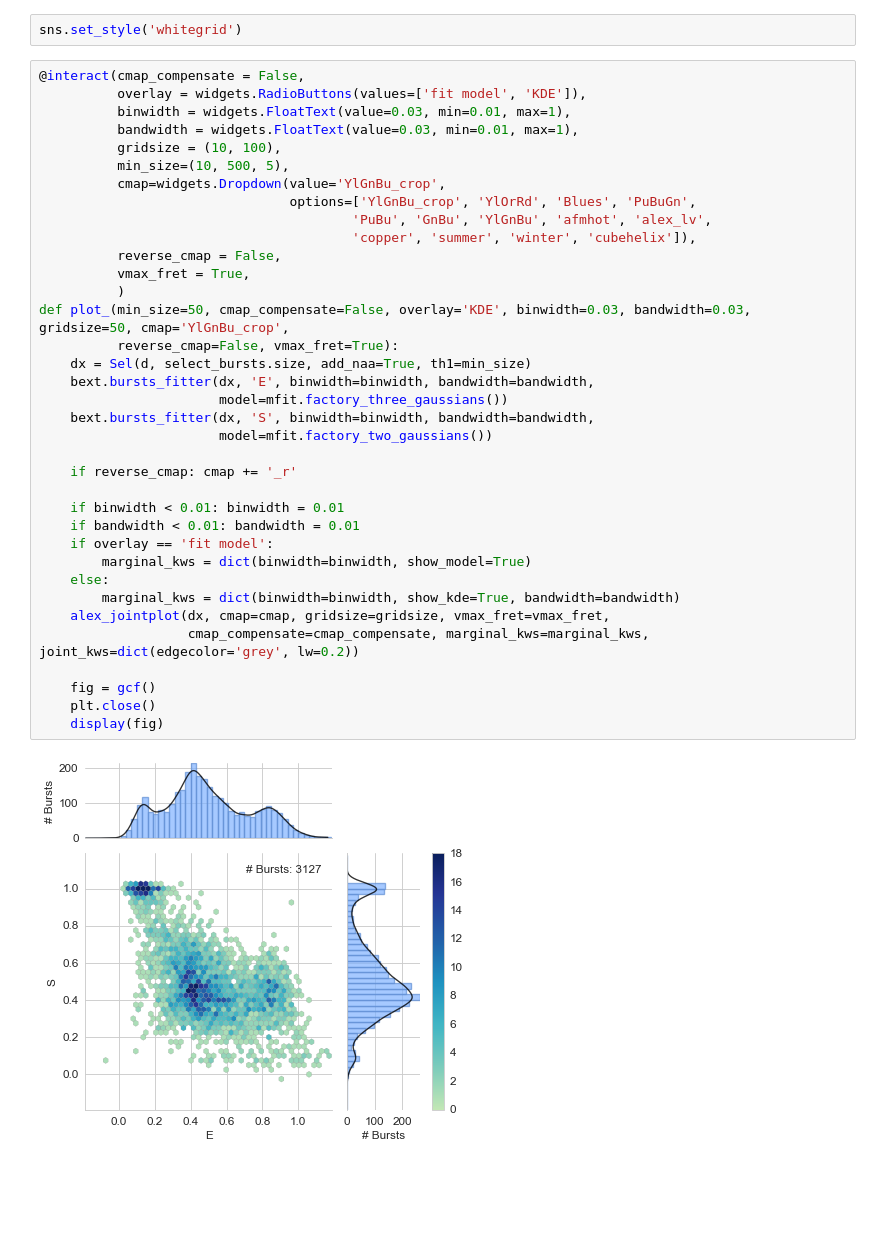
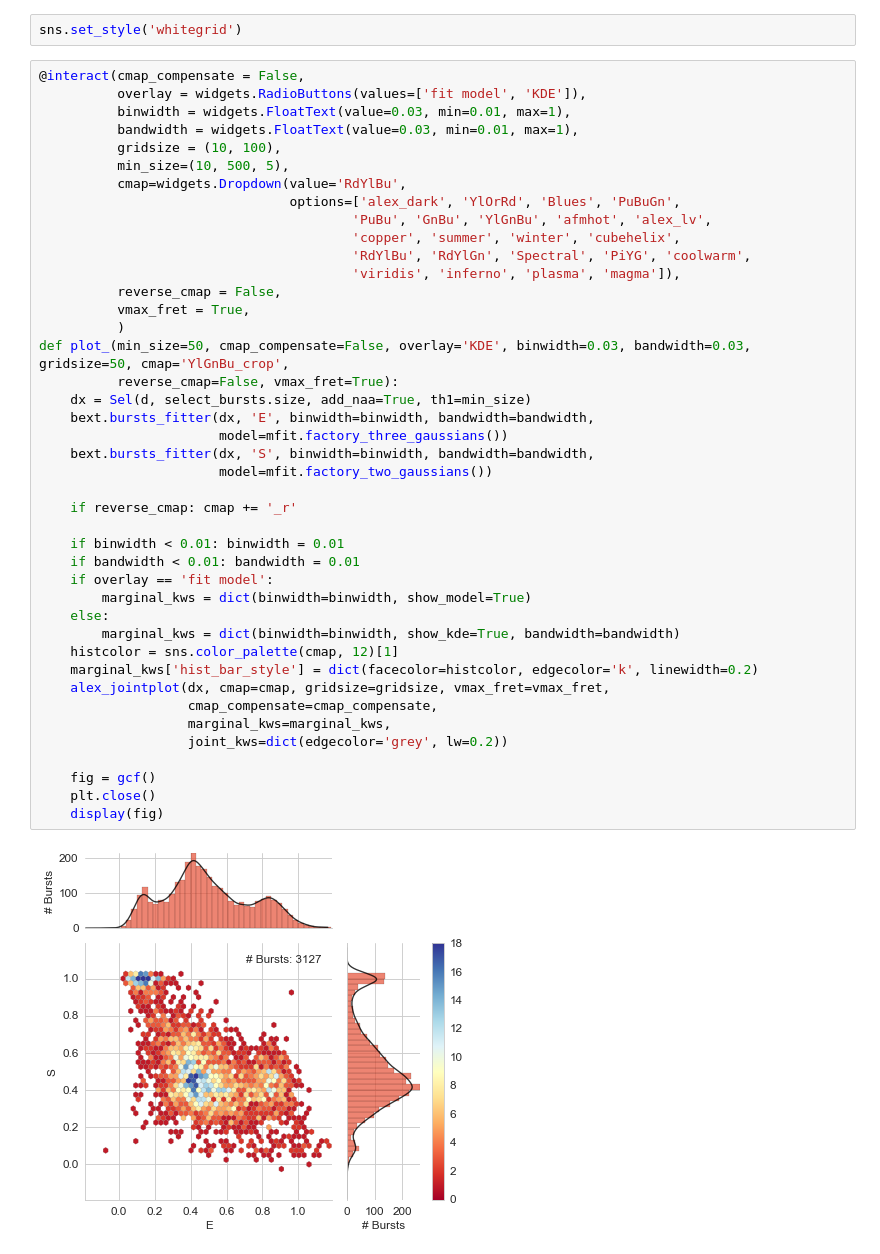
Before and after one commit to tritemio/FRETBursts_notebooks, a Jupyter notebook: notebooks/Example - usALEX histogram.ipynb, the cells around one changed output. Cells and saved outputs as stored; diff of their text form; blank space fills up the shorter version.

```diff
--- a/notebooks/Example - usALEX histogram.ipynb
+++ b/notebooks/Example - usALEX histogram.ipynb
@@ -213,35 +219,41 @@ sns.set_style('whitegrid')
           binwidth = widgets.FloatText(value=0.03, min=0.01, max=1),
           bandwidth = widgets.FloatText(value=0.03, min=0.01, max=1),
           gridsize = (10, 100),
           min_size=(10, 500, 5),
-          cmap=widgets.Dropdown(value='YlGnBu_crop',
-                                options=['YlGnBu_crop', 'YlOrRd', 'Blues', 'PuBuGn',
+          cmap=widgets.Dropdown(value='RdYlBu',
+                                options=['alex_dark', 'YlOrRd', 'Blues', 'PuBuGn',
                                         'PuBu', 'GnBu', 'YlGnBu', 'afmhot', 'alex_lv',
-                                        'copper', 'summer', 'winter', 'cubehelix']),
+                                        'copper', 'summer', 'winter', 'cubehelix',
+                                        'RdYlBu', 'RdYlGn', 'Spectral', 'PiYG', 'coolwarm',
+                                        'viridis', 'inferno', 'plasma', 'magma']),
           reverse_cmap = False,
           vmax_fret = True,
           )
 def plot_(min_size=50, cmap_compensate=False, overlay='KDE', binwidth=0.03, bandwidth=0.03, gridsize=50, cmap='YlGnBu_crop',
           reverse_cmap=False, vmax_fret=True):
     dx = Sel(d, select_bursts.size, add_naa=True, th1=min_size)
     bext.bursts_fitter(dx, 'E', binwidth=binwidth, bandwidth=bandwidth,
                        model=mfit.factory_three_gaussians())
     bext.bursts_fitter(dx, 'S', binwidth=binwidth, bandwidth=bandwidth,
                        model=mfit.factory_two_gaussians())
 
     if reverse_cmap: cmap += '_r'
 
     if binwidth < 0.01: binwidth = 0.01
     if bandwidth < 0.01: bandwidth = 0.01
     if overlay == 'fit model':
         marginal_kws = dict(binwidth=binwidth, show_model=True)
     else:
         marginal_kws = dict(binwidth=binwidth, show_kde=True, bandwidth=bandwidth)
+    histcolor = sns.color_palette(cmap, 12)[1]
+    marginal_kws['hist_bar_style'] = dict(facecolor=histcolor, edgecolor='k', linewidth=0.2)
     alex_jointplot(dx, cmap=cmap, gridsize=gridsize, vmax_fret=vmax_fret,
-                   cmap_compensate=cmap_compensate, marginal_kws=marginal_kws, joint_kws=dict(edgecolor='grey', lw=0.2))
+                   cmap_compensate=cmap_compensate,
+                   marginal_kws=marginal_kws,
+                   joint_kws=dict(edgecolor='grey', lw=0.2))
 
     fig = gcf()
     plt.close()
     display(fig)
 # %% [output]
-[figure, old version]
+[figure, new version]
```
Also changed, not shown: parts of 3 cells of this notebook, 5 other files.
